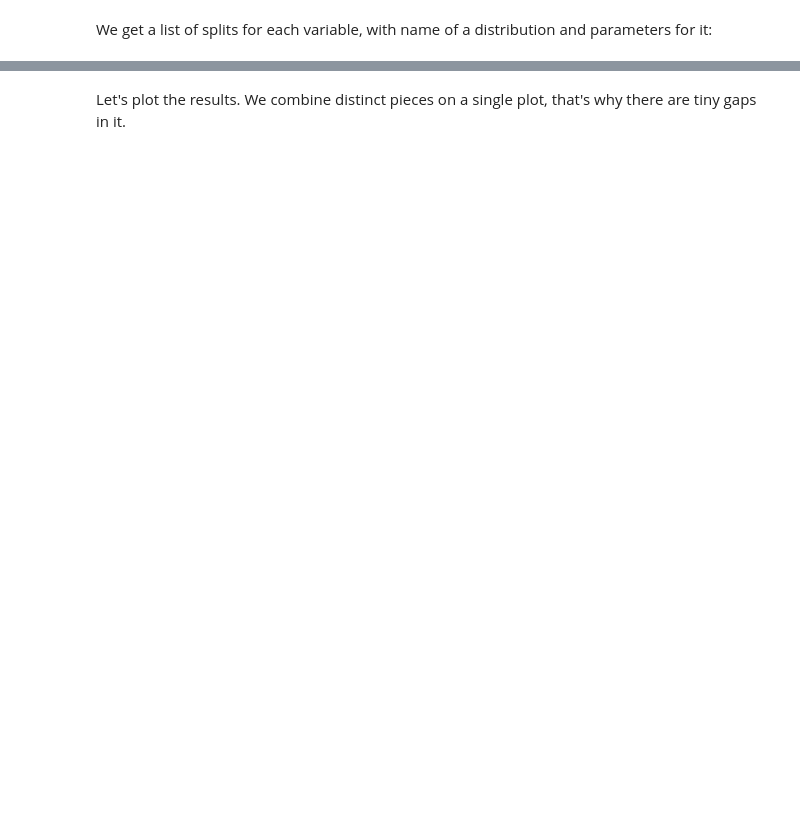
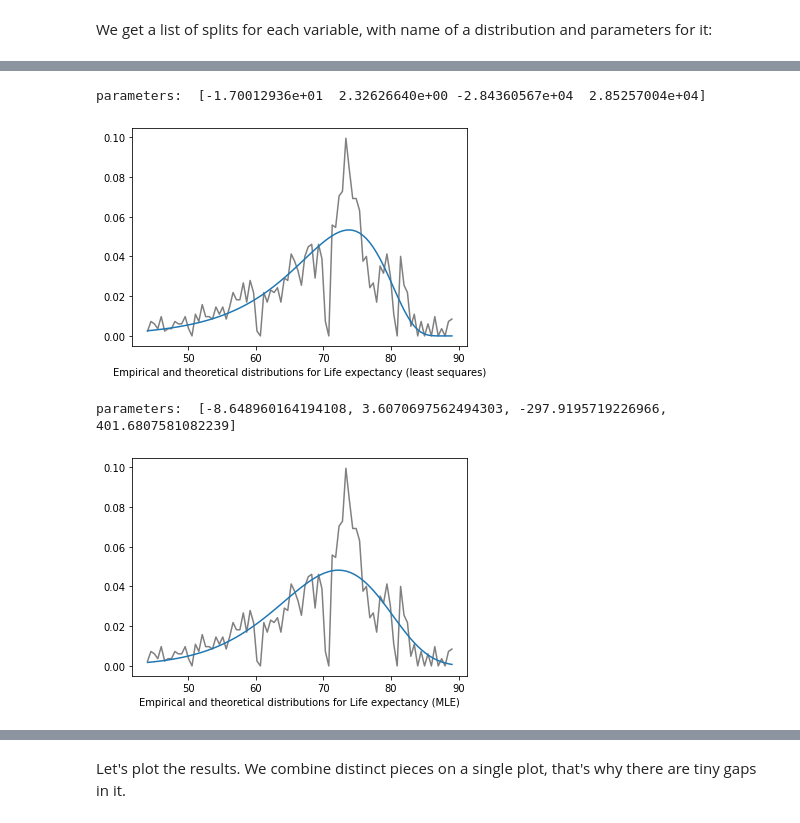
Before and after one commit to klntsky/multivariate-data-ananlysis-labs, a Jupyter notebook: [itmo][MMMDA]lab1.ipynb, the cells around one changed output, grey strips where cells are left out. Drawn from its saved outputs; the diff is of its cells as text; code cells hidden in the pictures; blank space fills up the shorter version.

```diff
--- a/[itmo][MMMDA]lab1.ipynb
+++ b/[itmo][MMMDA]lab1.ipynb
@@ -431,3 +472,11 @@ We get a list of splits for each variable, with name of a distribution and param
+# %%
+plot(data, 'Life expectancy', 'johnsonsb', estimate_params_ls, 'least sequares')
+plot(data, 'Life expectancy', 'johnsonsb', estimate_params, 'MLE')
+# %% [output]
+parameters:  [-1.70012936e+01  2.32626640e+00 -2.84360567e+04  2.85257004e+04]
+[figure, added]
+parameters:  [-8.648960164194108, 3.6070697562494303, -297.9195719226966, 401.6807581082239]
+[figure, added]
 # %%
 results
 # %% [output]
```
Also changed, not shown: parts of 13 cells of this notebook.
